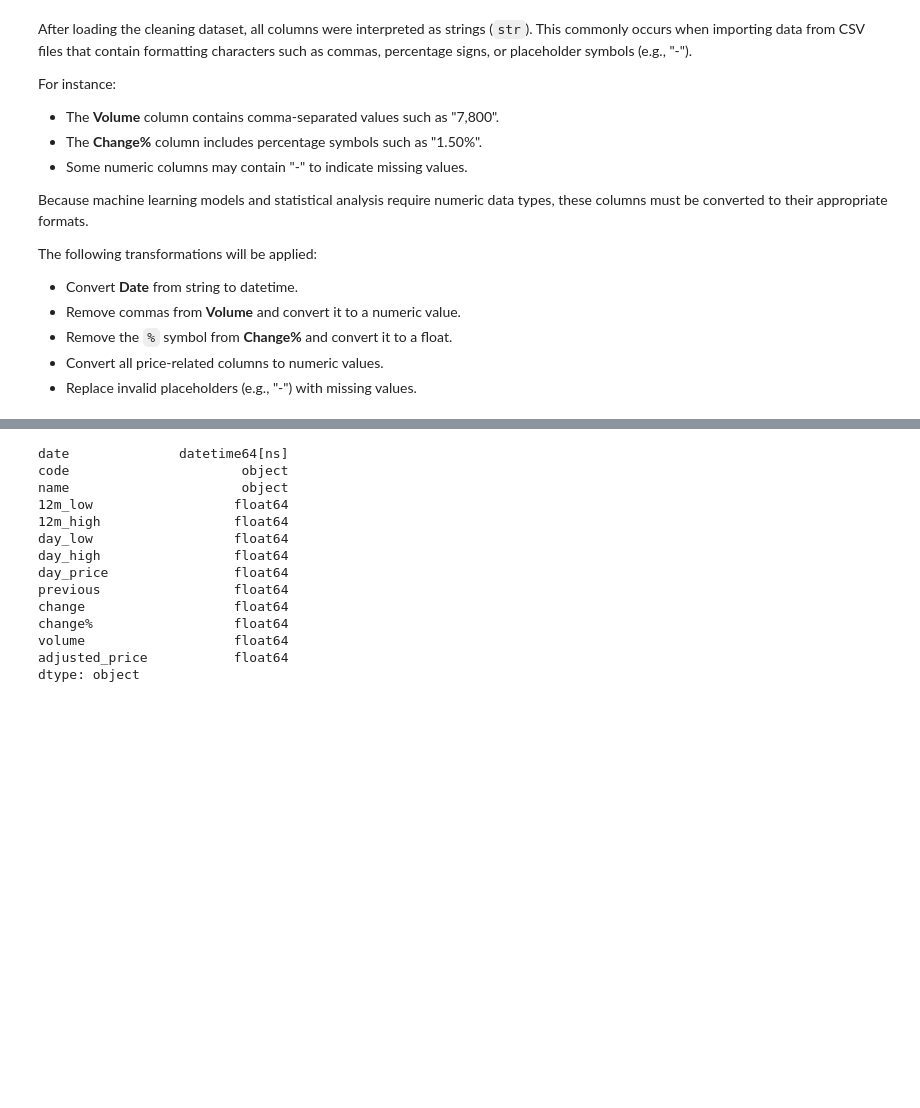
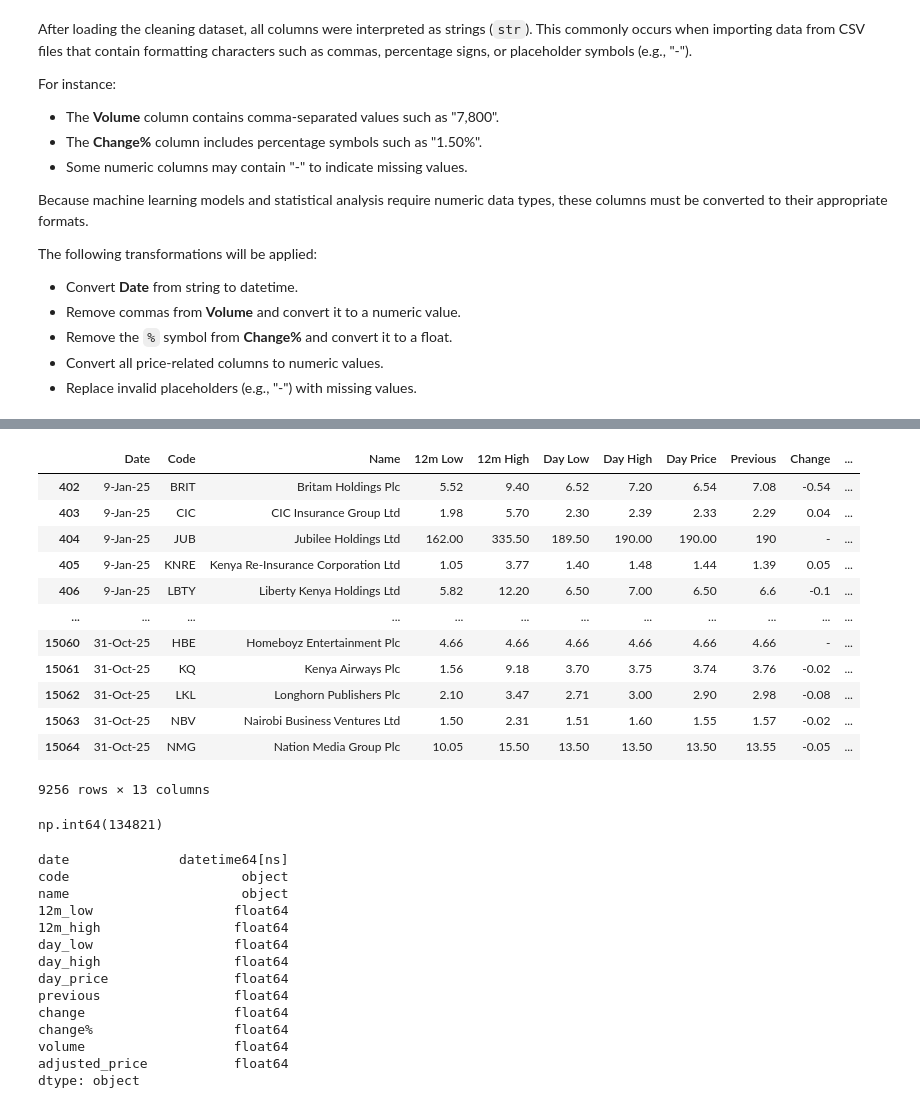
Before and after one commit to Assesa44/Stock-Market-Prediction, a Jupyter notebook: notebooks/business_understanding.ipynb, the cells around one changed output, grey strips where cells are left out. Cells and saved outputs as stored; diff of their text form; code cells hidden in the pictures; blank space fills up the shorter version.

```diff
--- a/notebooks/business_understanding.ipynb
+++ b/notebooks/business_understanding.ipynb
@@ -580,7 +562,3 @@ The following transformations will be applied:
 # %%
 # convert (-) to NANs
 cleaning_df.replace('-', pd.NA, inplace=True)
-# %%
-# convert date column to datetime
-cleaning_df['date'] = pd.to_datetime(cleaning_df['date'], errors='coerce')
-cleaning_df['date'].head()
@@ -593,0 +605,16 @@ Name: date, dtype: datetime64[ns]
+# %%
+df[cleaning_df['date'].isna()]
+# %% [output]
+|  | Date | Code | Name | 12m Low | 12m High | Day Low | Day High | Day Price | Previous | Change | ... |
+| 402 | 9-Jan-25 | BRIT | Britam Holdings Plc | 5.52 | 9.40 | 6.52 | 7.20 | 6.54 | 7.08 | -0.54 | ... |
+| 403 | 9-Jan-25 | CIC | CIC Insurance Group Ltd | 1.98 | 5.70 | 2.30 | 2.39 | 2.33 | 2.29 | 0.04 | ... |
+| 404 | 9-Jan-25 | JUB | Jubilee Holdings Ltd | 162.00 | 335.50 | 189.50 | 190.00 | 190.00 | 190 | - | ... |
+| 405 | 9-Jan-25 | KNRE | Kenya Re-Insurance Corporation Ltd | 1.05 | 3.77 | 1.40 | 1.48 | 1.44 | 1.39 | 0.05 | ... |
+| 406 | 9-Jan-25 | LBTY | Liberty Kenya Holdings Ltd | 5.82 | 12.20 | 6.50 | 7.00 | 6.50 | 6.6 | -0.1 | ... |
+| ... | ... | ... | ... | ... | ... | ... | ... | ... | ... | ... | ... |
+| 15060 | 31-Oct-25 | HBE | Homeboyz Entertainment Plc | 4.66 | 4.66 | 4.66 | 4.66 | 4.66 | 4.66 | - | ... |
+| 15061 | 31-Oct-25 | KQ | Kenya Airways Plc | 1.56 | 9.18 | 3.70 | 3.75 | 3.74 | 3.76 | -0.02 | ... |
+| 15062 | 31-Oct-25 | LKL | Longhorn Publishers Plc | 2.10 | 3.47 | 2.71 | 3.00 | 2.90 | 2.98 | -0.08 | ... |
+| 15063 | 31-Oct-25 | NBV | Nairobi Business Ventures Ltd | 1.50 | 2.31 | 1.51 | 1.60 | 1.55 | 1.57 | -0.02 | ... |
+| 15064 | 31-Oct-25 | NMG | Nation Media Group Plc | 10.05 | 15.50 | 13.50 | 13.50 | 13.50 | 13.55 | -0.05 | ... |
+9256 rows × 13 columns
@@ -594,3 +623,7 @@ Name: date, dtype: datetime64[ns]
+# %%
+cleaning_df['date'].isna().sum()
+# %% [output]
+np.int64(134821)
 # %%
 # fix volume column by removing commas and converting to numeric
 cleaning_df['volume'] = cleaning_df['volume'].str.replace(',', '', regex=True)
```
Also changed, not shown: parts of 12 cells of this notebook.
